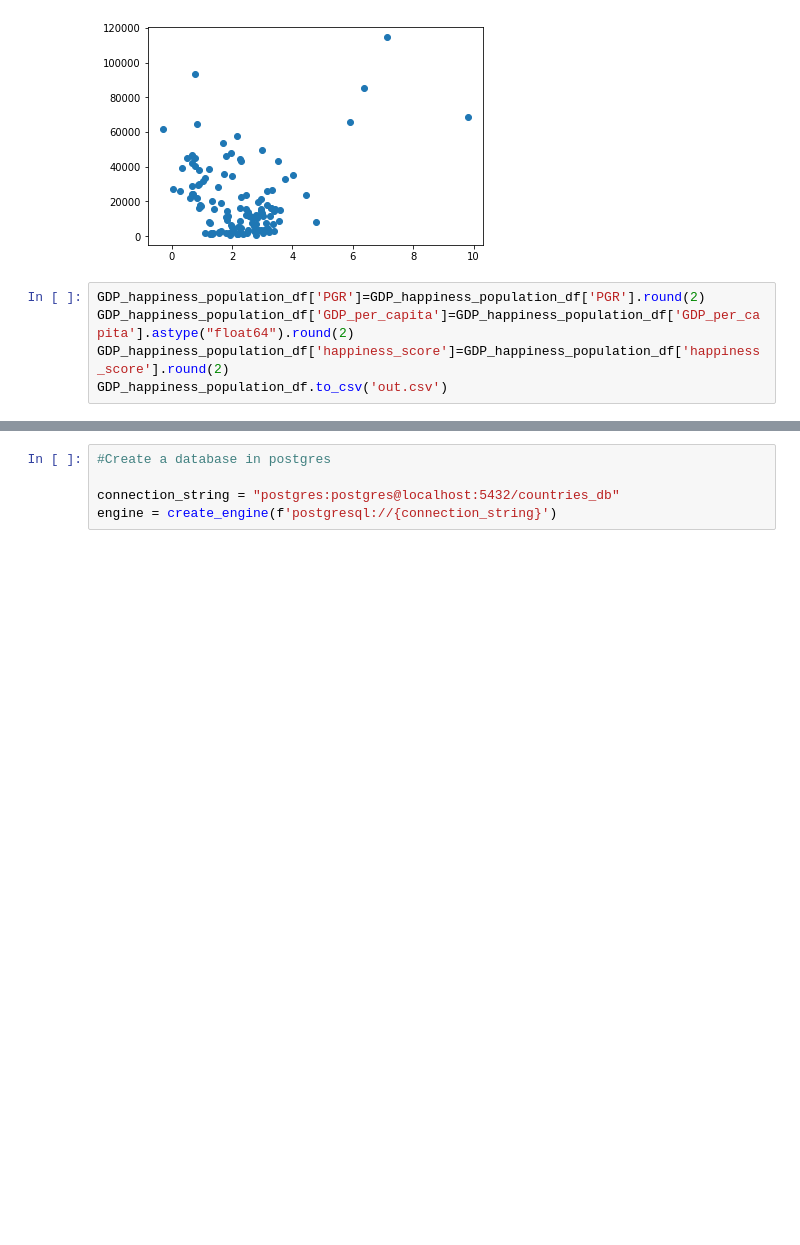
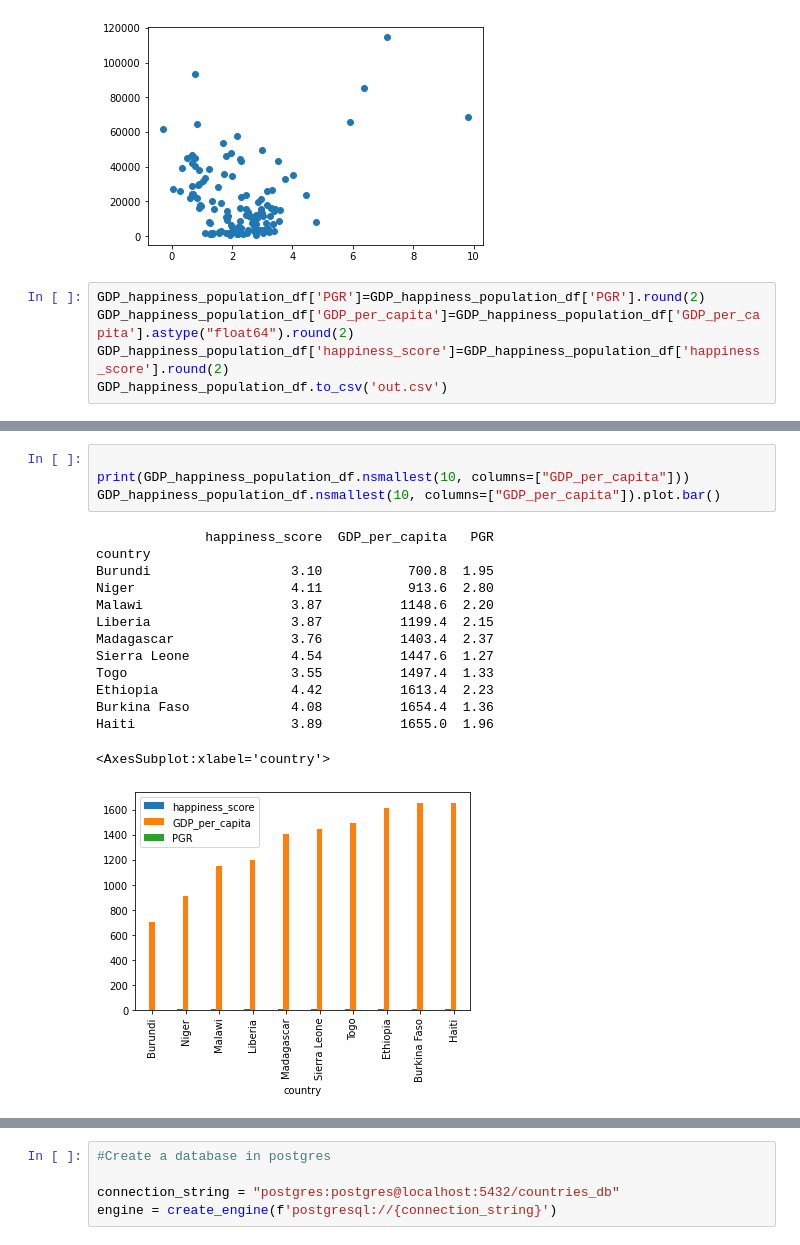
Before and after one commit to prisp90/IS-Project-2, a Jupyter notebook: IS-Project-2.ipynb, the cells around one changed output, grey strips where cells are left out. Drawn from its saved outputs; the diff is of its cells as text; blank space fills up the shorter version.

```diff
--- a/IS-Project-2.ipynb
+++ b/IS-Project-2.ipynb
@@ -270,0 +308,19 @@ GDP_happiness_population_df.to_csv('out.csv')
+# %%
+
+print(GDP_happiness_population_df.nsmallest(10, columns=["GDP_per_capita"]))
+GDP_happiness_population_df.nsmallest(10, columns=["GDP_per_capita"]).plot.bar()
+# %% [output]
+              happiness_score  GDP_per_capita   PGR
+country
+Burundi                  3.10           700.8  1.95
+Niger                    4.11           913.6  2.80
+Malawi                   3.87          1148.6  2.20
+Liberia                  3.87          1199.4  2.15
+Madagascar               3.76          1403.4  2.37
+Sierra Leone             4.54          1447.6  1.27
+Togo                     3.55          1497.4  1.33
+Ethiopia                 4.42          1613.4  2.23
+Burkina Faso             4.08          1654.4  1.36
+Haiti                    3.89          1655.0  1.96
+<AxesSubplot:xlabel='country'>
+[figure, added]
```
Also changed, not shown: parts of 3 cells of this notebook.
